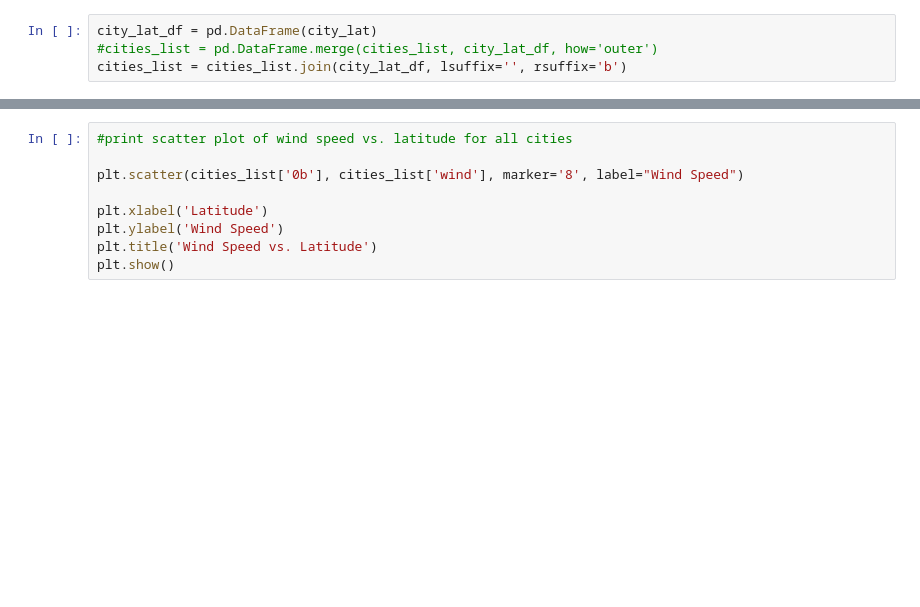
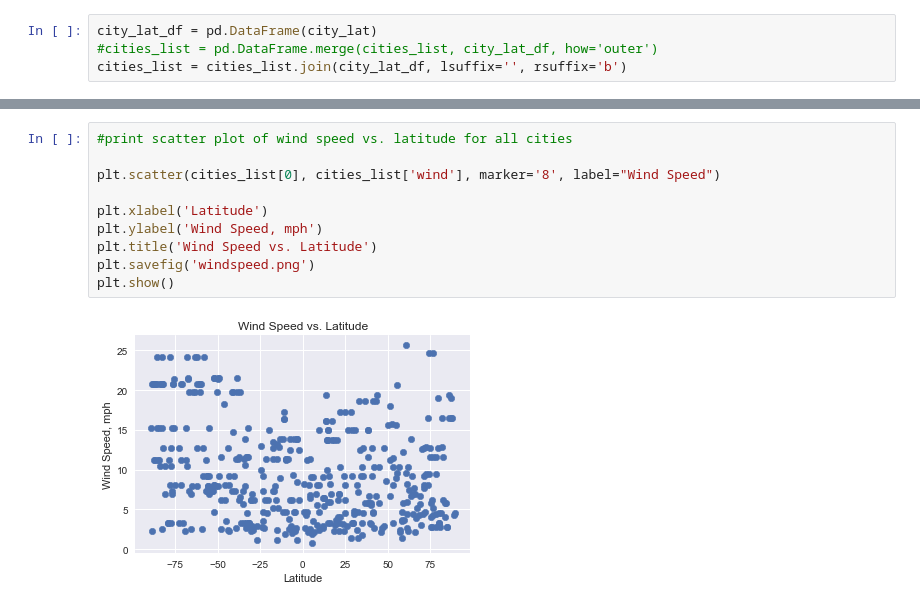
Before and after one commit to vietti09/python-challenge, a Jupyter notebook: weatherpy/weatherpy.ipynb, the cells around one changed output, grey strips where cells are left out. Drawn from its saved outputs; the diff is of its cells as text; blank space fills up the shorter version.

```diff
--- a/weatherpy/weatherpy.ipynb
+++ b/weatherpy/weatherpy.ipynb
@@ -92,9 +156,12 @@ plt.show()
 # %%
 #print scatter plot of wind speed vs. latitude for all cities
 
-plt.scatter(cities_list['0b'], cities_list['wind'], marker='8', label="Wind Speed")
+plt.scatter(cities_list[0], cities_list['wind'], marker='8', label="Wind Speed")
 
 plt.xlabel('Latitude')
-plt.ylabel('Wind Speed')
+plt.ylabel('Wind Speed, mph')
 plt.title('Wind Speed vs. Latitude')
+plt.savefig('windspeed.png')
 plt.show()
+# %% [output]
+[figure, added]
```
Also changed, not shown: parts of 11 cells of this notebook, 5 other files.
